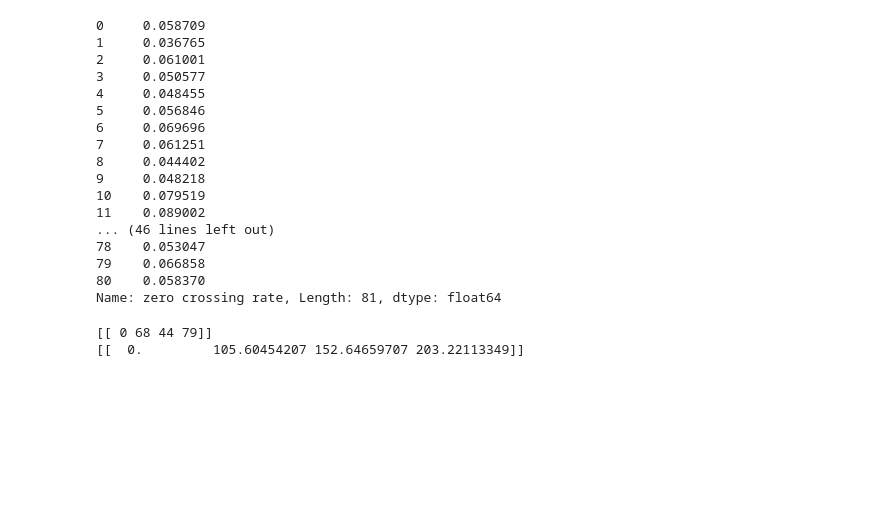
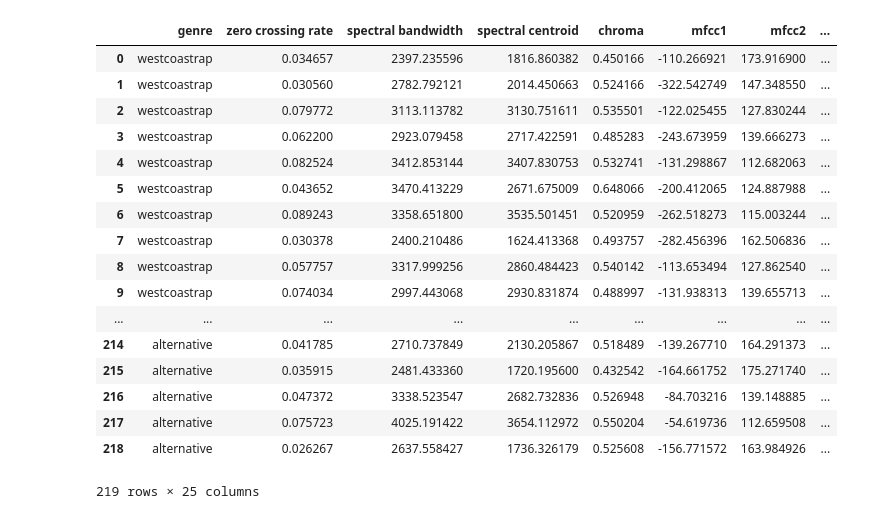
Before and after one commit to BenTarman/music_classifier, a Jupyter notebook: Clustering.ipynb, the cells around one changed output. Cells and saved outputs as stored; diff of their text form; code cells hidden in the pictures; blank space fills up the shorter version.

Commit message:
updated data

```diff
--- a/Clustering.ipynb
+++ b/Clustering.ipynb
@@ -68,39 +1,29 @@ alternative/Oasis - Wonderwall (Official Video).mp3
 # %%
 import pandas as pd
 %matplotlib inline
 import matplotlib.pyplot as plt
 
 data = pd.read_csv('data.csv')
-data['zero crossing rate']
+song_names = data['song name']
+song_names
+data = data.drop(columns=['song name'])
+data
 # %% [output]
+|  | genre | zero crossing rate | spectral bandwidth | spectral centroid | chroma | mfcc1 | mfcc2 | ... |
+| 0 | westcoastrap | 0.034657 | 2397.235596 | 1816.860382 | 0.450166 | -110.266921 | 173.916900 | ... |
+| 1 | westcoastrap | 0.030560 | 2782.792121 | 2014.450663 | 0.524166 | -322.542749 | 147.348550 | ... |
+| 2 | westcoastrap | 0.079772 | 3113.113782 | 3130.751611 | 0.535501 | -122.025455 | 127.830244 | ... |
+| 3 | westcoastrap | 0.062200 | 2923.079458 | 2717.422591 | 0.485283 | -243.673959 | 139.666273 | ... |
+| 4 | westcoastrap | 0.082524 | 3412.853144 | 3407.830753 | 0.532741 | -131.298867 | 112.682063 | ... |
+| 5 | westcoastrap | 0.043652 | 3470.413229 | 2671.675009 | 0.648066 | -200.412065 | 124.887988 | ... |
+| 6 | westcoastrap | 0.089243 | 3358.651800 | 3535.501451 | 0.520959 | -262.518273 | 115.003244 | ... |
+| 7 | westcoastrap | 0.030378 | 2400.210486 | 1624.413368 | 0.493757 | -282.456396 | 162.506836 | ... |
+| 8 | westcoastrap | 0.057757 | 3317.999256 | 2860.484423 | 0.540142 | -113.653494 | 127.862540 | ... |
+| 9 | westcoastrap | 0.074034 | 2997.443068 | 2930.831874 | 0.488997 | -131.938313 | 139.655713 | ... |
+| ... | ... | ... | ... | ... | ... | ... | ... | ... |
+| 214 | alternative | 0.041785 | 2710.737849 | 2130.205867 | 0.518489 | -139.267710 | 164.291373 | ... |
+| 215 | alternative | 0.035915 | 2481.433360 | 1720.195600 | 0.432542 | -164.661752 | 175.271740 | ... |
+| 216 | alternative | 0.047372 | 3338.523547 | 2682.732836 | 0.526948 | -84.703216 | 139.148885 | ... |
+| 217 | alternative | 0.075723 | 4025.191422 | 3654.112972 | 0.550204 | -54.619736 | 112.659508 | ... |
+| 218 | alternative | 0.026267 | 2637.558427 | 1736.326179 | 0.525608 | -156.771572 | 163.984926 | ... |
-0     0.058709
-1     0.036765
-2     0.061001
-3     0.050577
-4     0.048455
-5     0.056846
-6     0.069696
-7     0.061251
-8     0.044402
-9     0.048218
-10    0.079519
-11    0.089002
-... (46 lines left out)
-78    0.053047
-79    0.066858
-80    0.058370
-Name: zero crossing rate, Length: 81, dtype: float64
+219 rows × 25 columns
-# %%
-from sklearn.neighbors import KDTree
-
-arr = np.array(data.values)
-
-tree = KDTree(arr)
-
-# r = 1.5 (means radius 1.5)
-dist, ind = tree.query(arr[:1], k=4)
-print(ind)  # indices of 2 closest neighbors
-print(dist)  # distances to 2 closest neighbors
-# %% [output]
-[[ 0 68 44 79]]
-[[  0.         105.60454207 152.64659707 203.22113349]]
```
Also changed, not shown: parts of 5 cells of this notebook, 2 other files.
